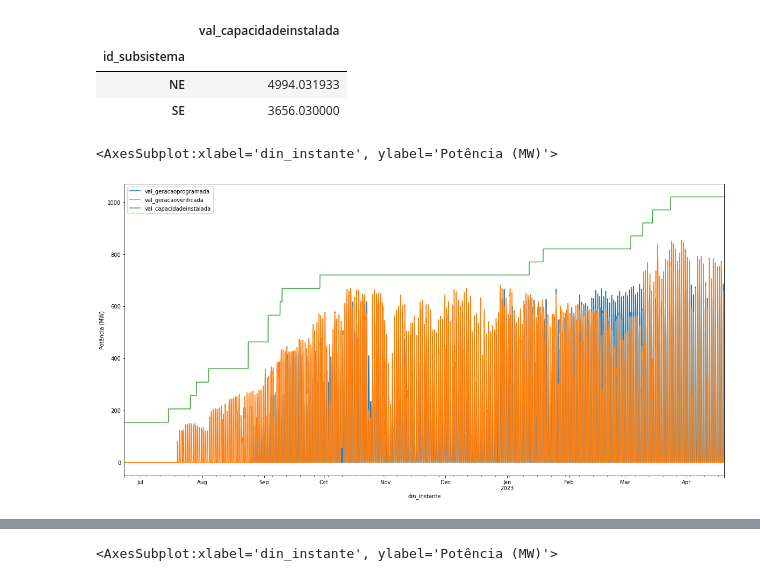
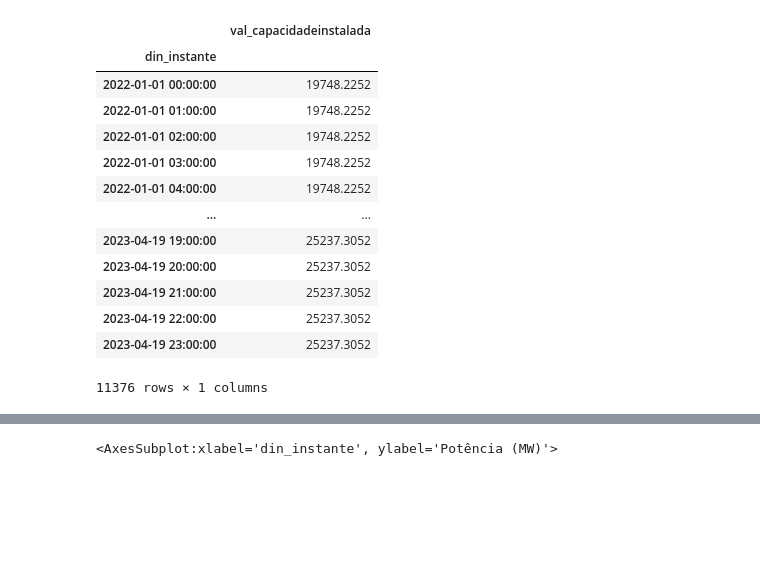
Before and after one commit to La1ra1/Gestao_energetica_trabalhos, a Jupyter notebook: Seminário 2/figuras_geracao_pv.ipynb, the cells around one changed output, grey strips where cells are left out. Saved outputs shown, nothing was run; the diff lists cells and outputs as text; code cells hidden in the pictures; blank space fills up the shorter version.

```diff
--- a/Seminário 2/figuras_geracao_pv.ipynb
+++ b/Seminário 2/figuras_geracao_pv.ipynb
@@ -23,6 +22,8 @@ def get_usina_solar_pipeline(main_df:pd.DataFrame, nome_usina:str)->pd.DataFrame
     return main_df.query('nom_tipousina=="Solar"').query('nom_usina_conjunto == @nome_usina')
 # %%
 main_df = get_usinas_dataframe()
+# %%
+main_df = main_df.drop('din_instante', axis=1)
 # %%
 conjunto_janauba_df = main_df.pipe(get_usina_solar_pipeline, nome_usina='Conj. Janaúba')
 # %%
@@ -189,12 +282,17 @@ plt.savefig('MAPA.svg')
 # %%
-group_by_usina.groupby(by='id_subsistema').agg({'val_capacidadeinstalada':'sum'})
+main_df.query('nom_tipousina=="Eólica"').groupby(['din_instante']).agg({'val_capacidadeinstalada':'sum'})
 # %% [output]
 |  | val_capacidadeinstalada |
-| id_subsistema |  |
-| NE | 4994.031933 |
-| SE | 3656.030000 |
+| din_instante |  |
+| 2022-01-01 00:00:00 | 19748.2252 |
+| 2022-01-01 01:00:00 | 19748.2252 |
+| 2022-01-01 02:00:00 | 19748.2252 |
+| 2022-01-01 03:00:00 | 19748.2252 |
+| 2022-01-01 04:00:00 | 19748.2252 |
+| ... | ... |
+| 2023-04-19 19:00:00 | 25237.3052 |
+| 2023-04-19 20:00:00 | 25237.3052 |
+| 2023-04-19 21:00:00 | 25237.3052 |
+| 2023-04-19 22:00:00 | 25237.3052 |
+| 2023-04-19 23:00:00 | 25237.3052 |
+11376 rows × 1 columns
-# %%
-conjunto_janauba_df[['val_geracaoprogramada','val_geracaoverificada','val_capacidadeinstalada']].plot(figsize=(20,10), ylabel='Potência (MW)')
-# %% [output]
-<AxesSubplot:xlabel='din_instante', ylabel='Potência (MW)'>
-[figure, removed]
```
Also changed, not shown: parts of 24 cells of this notebook, 8 other files.
